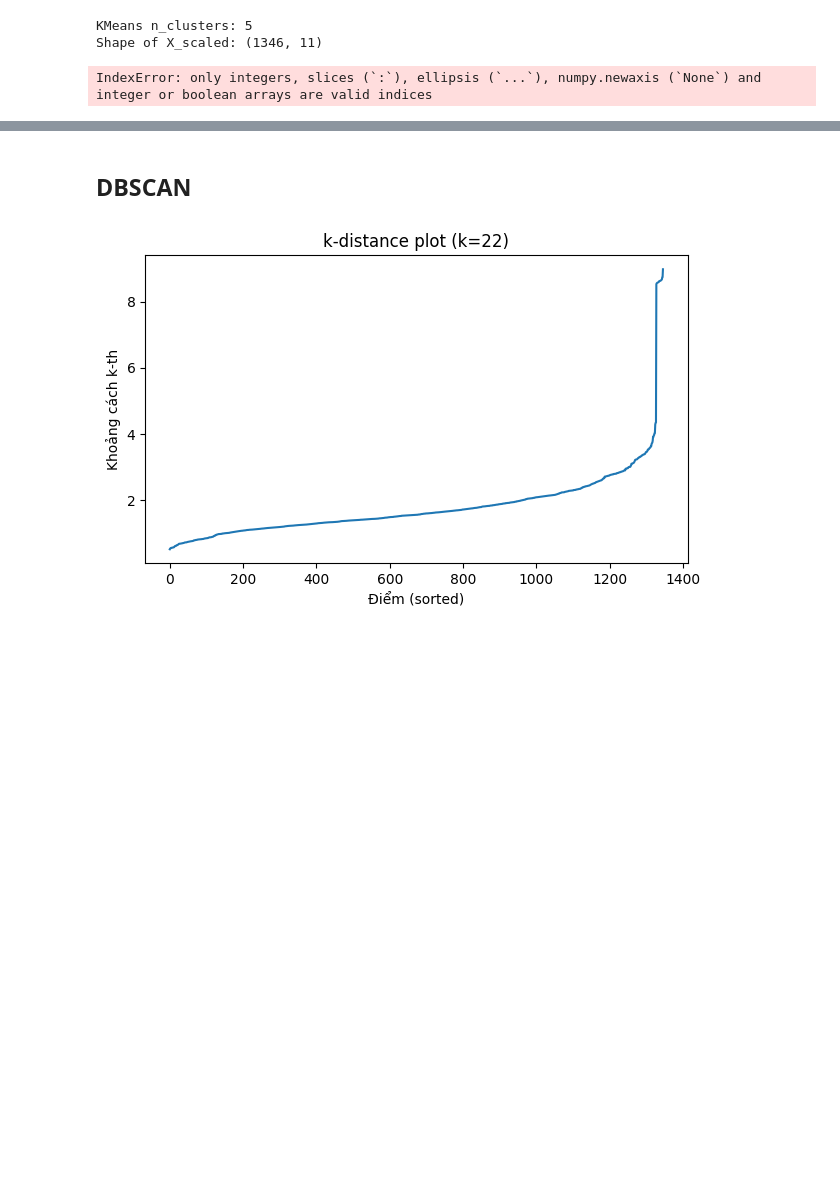
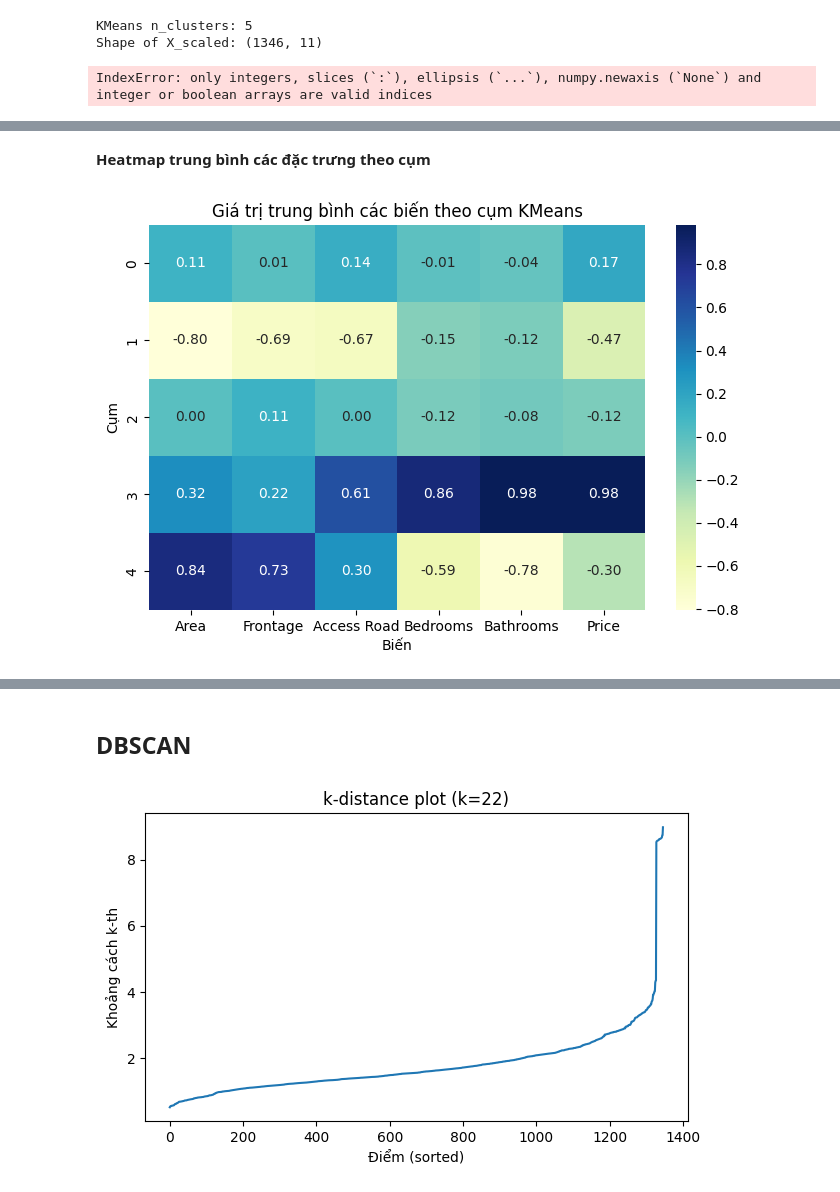
Before and after one commit to Project-cu-i-k/final_project_group4, a Jupyter notebook: python_nhap.ipynb, the cells around one changed output, grey strips where cells are left out. Saved outputs shown, nothing was run; the diff lists cells and outputs as text; code cells hidden in the pictures; blank space fills up the shorter version.

```diff
--- a/python_nhap.ipynb
+++ b/python_nhap.ipynb
@@ -472,0 +612,13 @@ IndexError: only integers, slices (`:`), ellipsis (`...`), numpy.newaxis (`None`
+# %% [markdown]
+**Heatmap trung bình các đặc trưng theo cụm**
+# %%
+cluster_summary = X.groupby('Label')[features].mean()
+
+plt.figure(figsize=(8,5))
+sns.heatmap(cluster_summary, annot=True, cmap='YlGnBu', fmt=".2f")
+plt.title('Giá trị trung bình các biến theo cụm KMeans')
+plt.xlabel('Biến')
+plt.ylabel('Cụm')
+plt.show()
+# %% [output]
+[figure, added]
```
Also changed, not shown: parts of 47 cells of this notebook, 2 other files.
